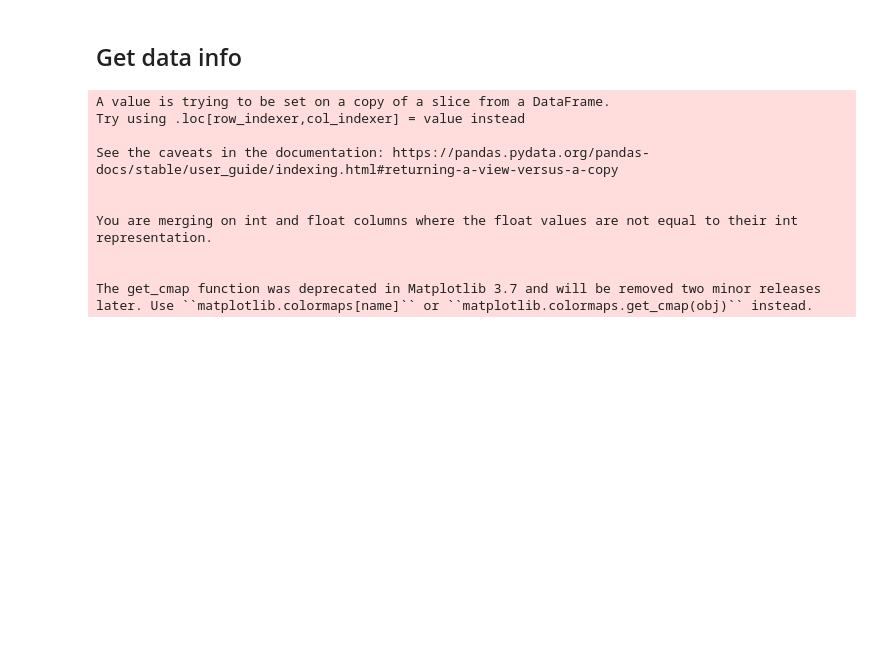
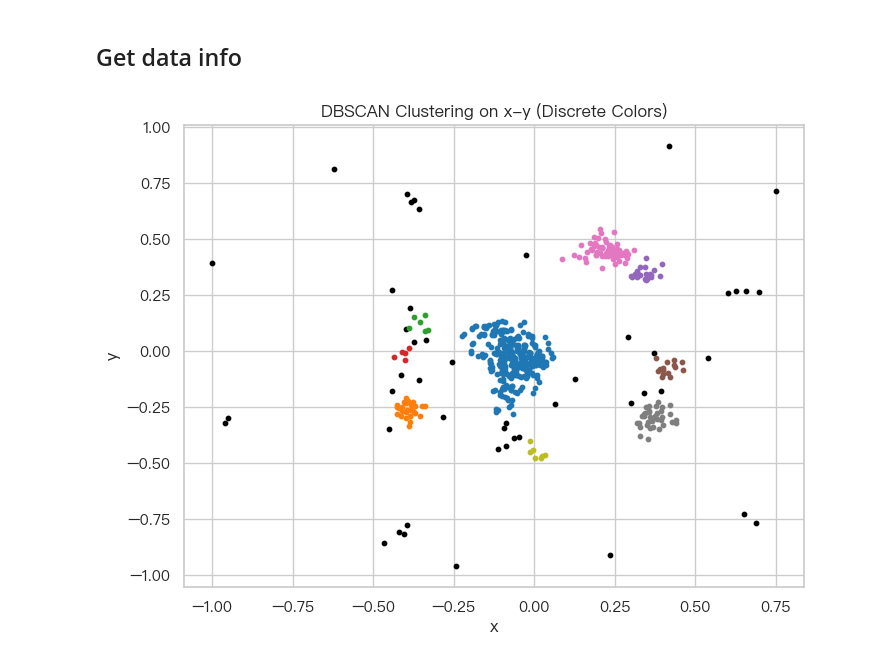
Before and after one commit to kennywang112/TrafficTDApython, a Jupyter notebook: Version3/道路分析.ipynb, the cells around one changed output. Drawn from its saved outputs; the diff is of its cells as text; code cells hidden in the pictures; blank space fills up the shorter version.

```diff
--- a/Version3/道路分析.ipynb
+++ b/Version3/道路分析.ipynb
@@ -160,0 +69,18 @@ detailed_results_df
+# %%
+choose = '受傷'
+# choose = '死亡'
+
+unique_categories = rbind_data[choose].dropna().unique()
+unique_categories.sort()
+
+# 統一顏色
+color_palette = get_cmap("tab20", len(unique_categories))
+color_mapping_fixed = {category: color_palette(i) for i, category in enumerate(unique_categories)}
+
+mapper_plotter = MapperPlotter(detailed_results_df['mapper_info'].iloc[9][0],
+                               rbind_data, detailed_results_df)
+mapper_plotter.create_mapper_plot(choose, most_common_encoded_label, avg=False)
+full_info = mapper_plotter.extract_data()
+mapper_plotter.map_colors(choose, color_mapping_fixed, size=30)
+mapper_plotter.plot(choose, unique_categories, color_palette,
+                    avg=False, set_label=True, size=100)
@@ -211 +139,31 @@ full_info = pd.merge(full_info, mp_content, on=['node', 'size'], how='inner')
+# %%
+from sklearn.cluster import DBSCAN
+
+X = full_info[['x', 'y']].values
+dbscan = DBSCAN(eps=0.049, min_samples=5)
+
+# 執行聚類
+clusters = dbscan.fit_predict(X)
+
+# 將聚類結果存入 DataFrame，方便後續作圖
+full_info['cluster'] = clusters
+
+unique_clusters = np.unique(full_info['cluster'])
+colors = [plt.cm.tab10(i) if i != -1 else (0, 0, 0, 1) for i in unique_clusters]
+
+# 建立顏色字典
+color_map = dict(zip(unique_clusters, colors))
+
+plt.figure(figsize=(8, 6))
+for cluster, color in color_map.items():
+    cluster_points = full_info[full_info['cluster'] == cluster]
+    plt.scatter(cluster_points['x'], cluster_points['y'], color=color, label=f"Cluster {cluster}", s=10)
+
+# plt.legend(title="Clusters", loc="upper right")
+plt.xlabel('x')
+plt.ylabel('y')
+plt.title('DBSCAN Clustering on x-y (Discrete Colors)')
+plt.show()
+# %% [output]
+[figure, added]
 # %%
@@ -228,31 +185,0 @@ df['new_color'] = df.apply(classify_x_z, axis=1) #這是用於自己標色的部
-# %%
-df = full_info[(full_info['size'] > 30)]
-
-rotate_df = pd.DataFrame(rotate_z(full_info[['x', 'y', 'z']], 110),
-                columns=['x', 'y', 'z'])
-rotate_df = pd.DataFrame(rotate_x(rotate_df[['x', 'y', 'z']], 30),
-                columns=['x', 'y', 'z'])
-
-df[['x', 'y', 'z']] = rotate_df[['x', 'y', 'z']]
-
-from matplotlib.cm import get_cmap
-
-unique_values = rbind_data[[choose, 'color_for_plot']].drop_duplicates()
-df = df.merge(unique_values, left_on='color', right_on='color_for_plot', how='left')
-color_mapping = df.groupby(choose)['color_for_plot'].first().to_dict()
-unique_categories = list(color_mapping.keys())
-color_palette = get_cmap("tab20", len(unique_categories))
-
-color_mapping_fixed = {category: color_palette(i) for i, category in enumerate(unique_categories)}
-df['color_for_plot_fixed'] = df[choose].map(color_mapping_fixed)
-# %% [output]
-A value is trying to be set on a copy of a slice from a DataFrame.
-Try using .loc[row_indexer,col_indexer] = value instead
-
-See the caveats in the documentation: https://pandas.pydata.org/pandas-docs/stable/user_guide/indexing.html#returning-a-view-versus-a-copy
-
-
-You are merging on int and float columns where the float values are not equal to their int representation.
-
-
-The get_cmap function was deprecated in Matplotlib 3.7 and will be removed two minor releases later. Use ``matplotlib.colormaps[name]`` or ``matplotlib.colormaps.get_cmap(obj)`` instead.
```
Also changed, not shown: parts of 27 cells of this notebook, 5 other files.
